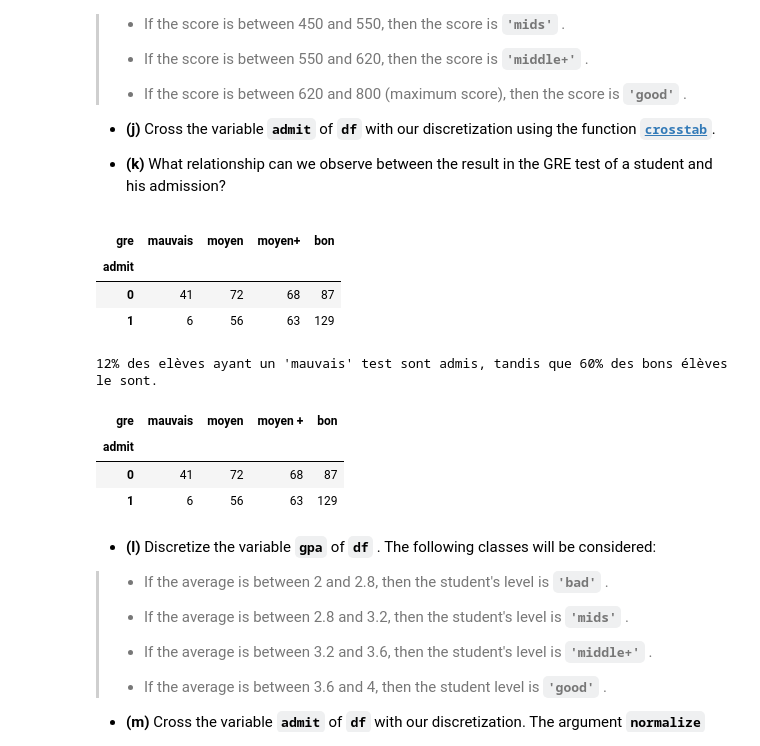
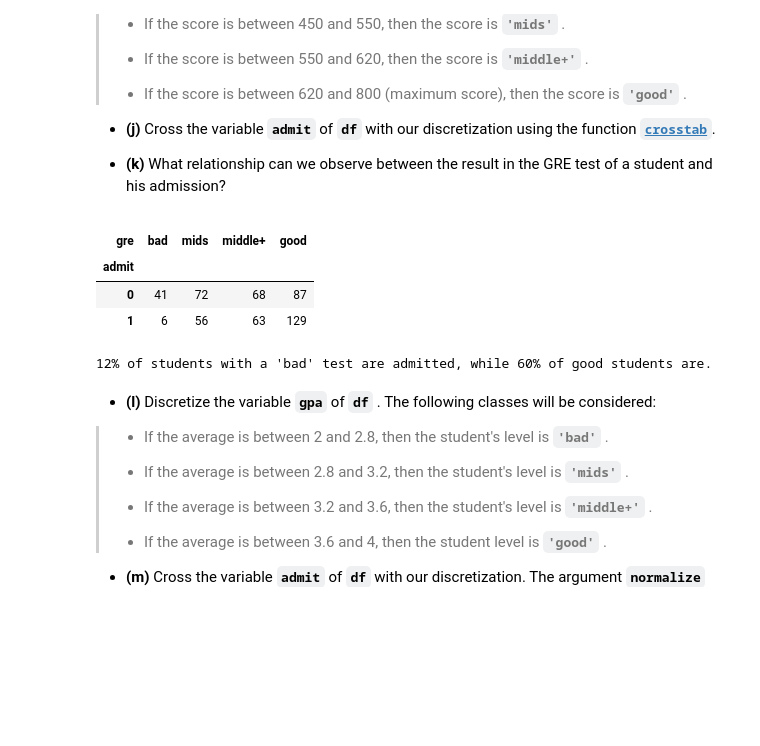
Before and after one commit to Demosthene-OR/Student-AI-and-Data-Management, a Jupyter notebook: sklearn_classif_01_logistic_reg_en.ipynb, the cells around one changed output. Saved outputs shown, nothing was run; the diff lists cells and outputs as text; code cells hidden in the pictures; blank space fills up the shorter version.

```diff
--- a/sklearn_classif_01_logistic_reg_en.ipynb
+++ b/sklearn_classif_01_logistic_reg_en.ipynb
@@ -125,8 +103,6 @@ memory usage: 16.5 KB
 <i class="fa fa-info-circle"></i> &emsp;
 Reminder: the <code style="background-color:transparent; color:inherit">dropna</code> method returns, by default, a DataFrame by removing instances that have at least one null value.
 </div>
-# %%
-df = df.dropna()
 # %%
 # Deletion of instances containing at least zero value.
 df = df.dropna()
@@ -211,30 +180,21 @@ df[['gre', 'admit']].groupby('admit').mean()
 
 * **(k)** What relationship can we observe between the result in the GRE test of a student and his admission?
 # %%
-label_gre=pd.cut(x=df['gre'],bins=[200,450,550,620,800],labels=['bad','mids','middle++','good'])
-ct_gre = pd.crosstab(df['admit'],label_gre)
-display(ct_gre)
+test_gre = pd.cut(x = df['gre'],
+                  bins = [200, 450, 550, 620, 800],
+                  labels = ['bad','mids','middle+','good'])
+
+display(pd.crosstab(df['admit'], test_gre))
 print("12% of students with a 'bad' test are admitted, while 60% of good students are.")
+
+# The more the result obtained in the GRE is high, the more the candidate ** seems to be likely to be admitted.
+# Indeed, the dominant admitted classes are "good" and "medium+"
 # %% [output]
-| gre | mauvais | moyen | moyen+ | bon |
+| gre | bad | mids | middle+ | good |
 | admit |  |  |  |  |
 | 0 | 41 | 72 | 68 | 87 |
 | 1 | 6 | 56 | 63 | 129 |
-12% des elèves ayant un 'mauvais' test sont admis, tandis que 60% des bons élèves le sont.
+12% of students with a 'bad' test are admitted, while 60% of good students are.
-# %%
-test_gre = pd.cut(x = df['gre'],
-                  bins = [200, 450, 550, 620, 800],
-                  labels = ['mauvais', 'moyen', 'moyen +', 'bon'])
-
-pd.crosstab(df['admit'], test_gre)
-
-# The more the result obtained in the GRE is high, the more the candidate ** seems to be likely to be admitted.
-# Indeed, the dominant admitted classes are "good" and "medium+"
-# %% [output]
-| gre | mauvais | moyen | moyen + | bon |
-| admit |  |  |  |  |
-| 0 | 41 | 72 | 68 | 87 |
-| 1 | 6 | 56 | 63 | 129 |
 # %% [markdown]
 
 * **(l)** Discretize the variable **`gpa`** of **`df`** . The following classes will be considered:
```
Also changed, not shown: parts of 29 cells of this notebook, 1 other file.
